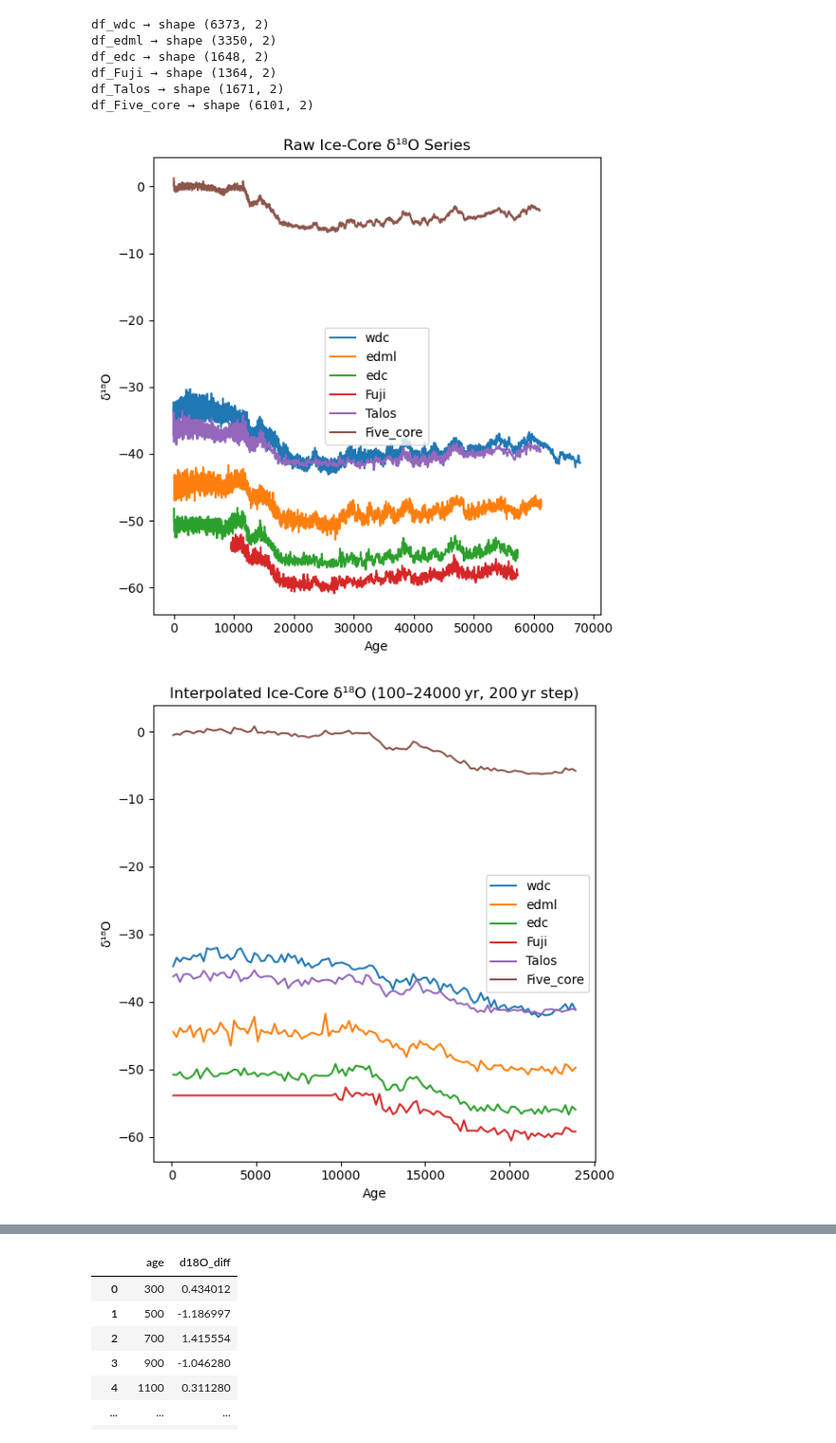
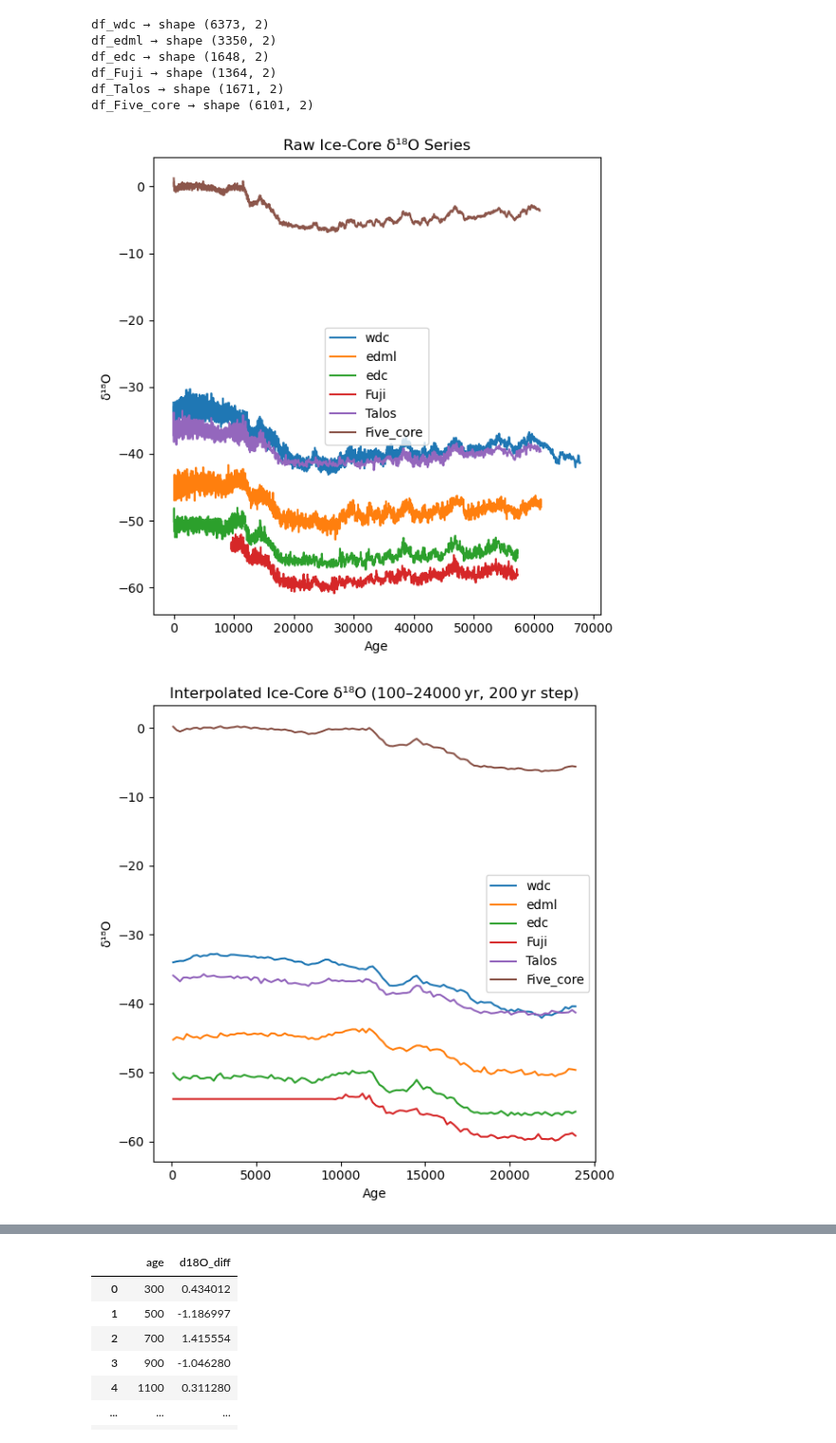
Before and after one commit to Peisong-Zheng/Inso_LGMR, a Jupyter notebook: verification_Antarctic_icecores_CCM.ipynb, the cells around one changed output, grey strips where cells are left out. Shown at 95% size. Saved outputs shown, nothing was run; the diff lists cells and outputs as text; code cells hidden in the pictures.

```diff
--- a/verification_Antarctic_icecores_CCM.ipynb
+++ b/verification_Antarctic_icecores_CCM.ipynb
@@ -52,34 +52,53 @@ plt.ylabel('δ¹⁸O')
 plt.title('Raw Ice‑Core δ¹⁸O Series')
 plt.legend()
 plt.tight_layout()
 plt.show()
 
+
+# resample each series from their original age start and end with a step of 1
+dfs_interp = {}
+for sheet, df in dfs.items():
+    new_age = np.arange(df['age'].min(), df['age'].max() + 1, 1)  # 1 ≤ age < max_age, step 1
+    df_sorted = df.sort_values('age')
+    interp_vals = np.interp(new_age,
+                            df_sorted['age'],
+                            df_sorted['d18O'])
+    dfs_interp[sheet] = pd.DataFrame({
+        'age': new_age,
+        'd18O': interp_vals
+    })
+    dfs_interp[sheet]['d18O'] = dfs_interp[sheet] ['d18O'].rolling(window=200, min_periods=1).mean()
+
+dfs=dfs_interp.copy()
+
+
 # 3) Create new age grid and interpolate each series onto it
 new_age = np.arange(100, 24000, 200)  # 100 ≤ age < 24000, step 200
 dfs_interp = {}
 for sheet, df in dfs.items():
     df_sorted = df.sort_values('age')
     interp_vals = np.interp(new_age,
                             df_sorted['age'],
                             df_sorted['d18O'])
     dfs_interp[sheet] = pd.DataFrame({
         'age': new_age,
         'd18O': interp_vals
     })
 
+
 # 4) Plot all interpolated series
 plt.figure(figsize=(6, 6))
 for sheet, dfi in dfs_interp.items():
     plt.plot(dfi['age'], dfi['d18O'], label=sheet)
 plt.xlabel('Age')
 plt.ylabel('δ¹⁸O')
 plt.title('Interpolated Ice‑Core δ¹⁸O (100–24000 yr, 200 yr step)')
 plt.legend()
 plt.tight_layout()
 plt.show()
 # %% [output]
 [figure]
-[figure, old version]
+[figure, new version]
 # %%
 import pandas as pd
 import numpy as np
```
Also changed, not shown: parts of 11 cells of this notebook, 34 other files.
